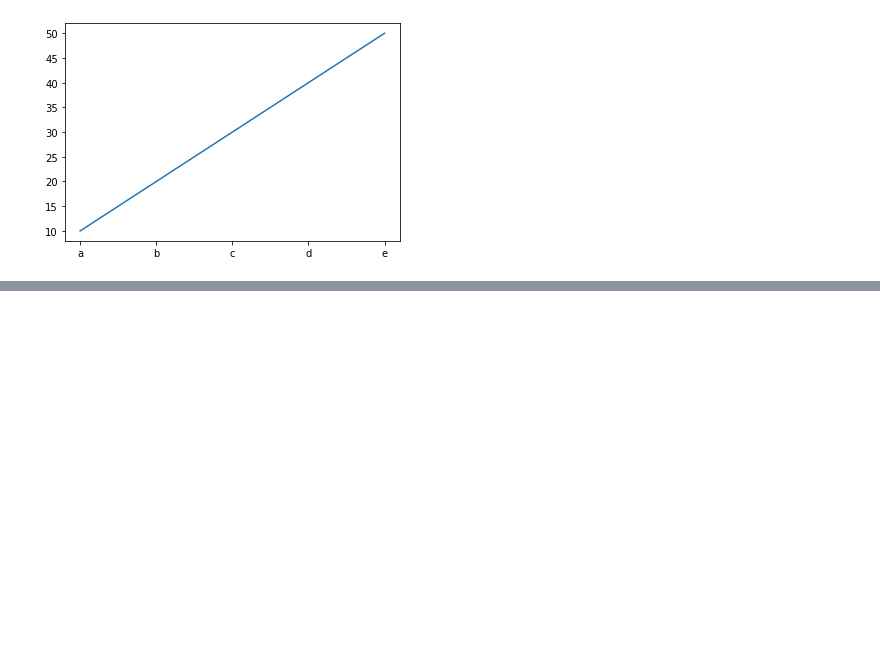
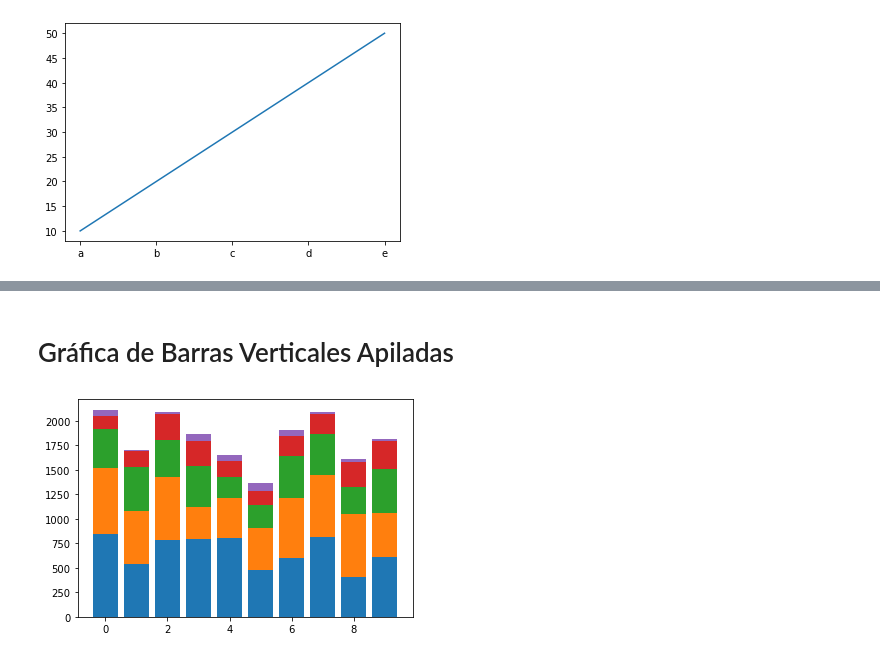
Before and after one commit to saga1555/estudio, a Jupyter notebook: prueba.ipynb, the cells around one changed output, grey strips where cells are left out. Saved outputs shown, nothing was run; the diff lists cells and outputs as text; code cells hidden in the pictures; blank space fills up the shorter version.

```diff
--- a/prueba.ipynb
+++ b/prueba.ipynb
@@ -15,0 +75,12 @@ plt.show()
+# %% [markdown]
+# Gráfica de Barras Verticales Apiladas
+# %%
+plt.bar(eje_x, nivel5)
+plt.bar(eje_x, nivel4, bottom=nivel5)
+plt.bar(eje_x, nivel3, bottom=nivel4+nivel5)
+plt.bar(eje_x, nivel2, bottom=nivel3+nivel4+nivel5)
+plt.bar(eje_x, nivel1, bottom=nivel2+nivel3+nivel4+nivel5)
+
+plt.show()
+# %% [output]
+[figure, added]
```
Also changed, not shown: parts of 15 cells of this notebook.
